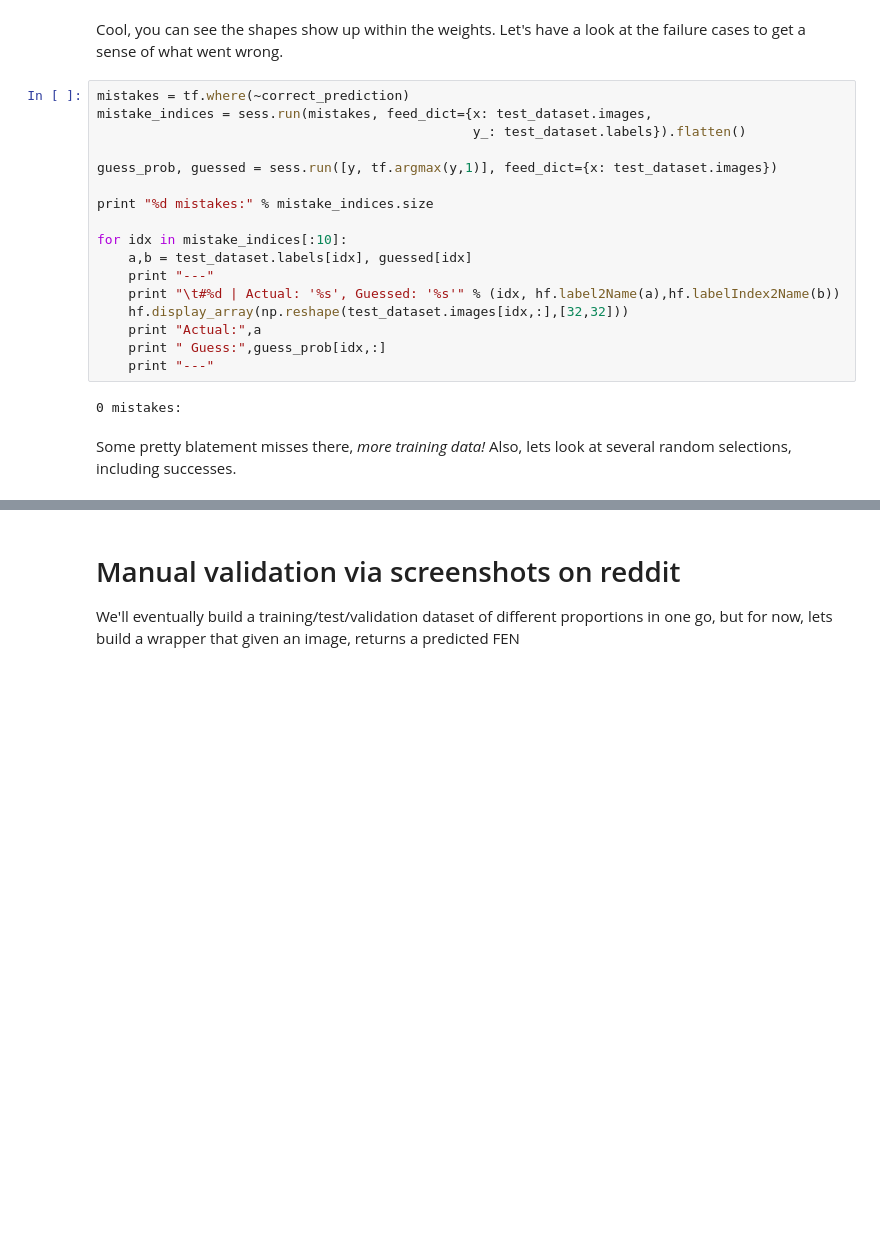
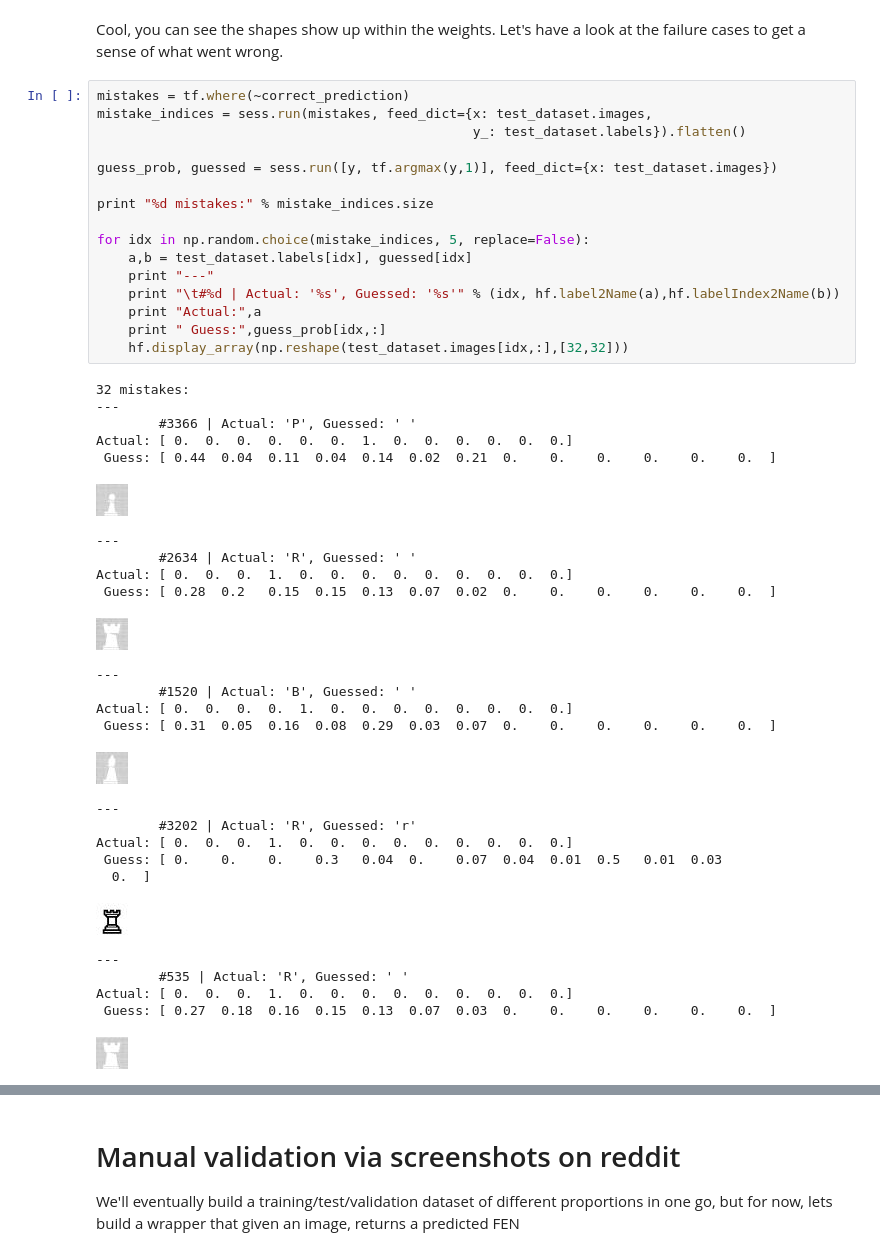
Before and after one commit to Elucidation/tensorflow_chessbot, a Jupyter notebook: tensorflow_learn.ipynb, the cells around one changed output, grey strips where cells are left out. Saved outputs shown, nothing was run; the diff lists cells and outputs as text; blank space fills up the shorter version.

```diff
--- a/tensorflow_learn.ipynb
+++ b/tensorflow_learn.ipynb
@@ -149,21 +151,44 @@ Cool, you can see the shapes show up within the weights. Let's have a look at th
 # %%
 mistakes = tf.where(~correct_prediction)
 mistake_indices = sess.run(mistakes, feed_dict={x: test_dataset.images,
                                                 y_: test_dataset.labels}).flatten()
 
 guess_prob, guessed = sess.run([y, tf.argmax(y,1)], feed_dict={x: test_dataset.images})
 
 print "%d mistakes:" % mistake_indices.size
 
-for idx in mistake_indices[:10]:
+for idx in np.random.choice(mistake_indices, 5, replace=False):
     a,b = test_dataset.labels[idx], guessed[idx]
     print "---"
     print "\t#%d | Actual: '%s', Guessed: '%s'" % (idx, hf.label2Name(a),hf.labelIndex2Name(b))
-    hf.display_array(np.reshape(test_dataset.images[idx,:],[32,32]))
     print "Actual:",a
     print " Guess:",guess_prob[idx,:]
-    print "---"
+    hf.display_array(np.reshape(test_dataset.images[idx,:],[32,32]))
 # %% [output]
-0 mistakes:
+32 mistakes:
+---
+        #3366 | Actual: 'P', Guessed: ' '
+Actual: [ 0.  0.  0.  0.  0.  0.  1.  0.  0.  0.  0.  0.  0.]
+ Guess: [ 0.44  0.04  0.11  0.04  0.14  0.02  0.21  0.    0.    0.    0.    0.    0.  ]
+[figure, added]
+---
+        #2634 | Actual: 'R', Guessed: ' '
+Actual: [ 0.  0.  0.  1.  0.  0.  0.  0.  0.  0.  0.  0.  0.]
+ Guess: [ 0.28  0.2   0.15  0.15  0.13  0.07  0.02  0.    0.    0.    0.    0.    0.  ]
+[figure, added]
+---
+        #1520 | Actual: 'B', Guessed: ' '
+Actual: [ 0.  0.  0.  0.  1.  0.  0.  0.  0.  0.  0.  0.  0.]
+ Guess: [ 0.31  0.05  0.16  0.08  0.29  0.03  0.07  0.    0.    0.    0.    0.    0.  ]
+[figure, added]
+---
+        #3202 | Actual: 'R', Guessed: 'r'
+Actual: [ 0.  0.  0.  1.  0.  0.  0.  0.  0.  0.  0.  0.  0.]
+ Guess: [ 0.    0.    0.    0.3   0.04  0.    0.07  0.04  0.01  0.5   0.01  0.03
+  0.  ]
+[figure, added]
+---
+        #535 | Actual: 'R', Guessed: ' '
+Actual: [ 0.  0.  0.  1.  0.  0.  0.  0.  0.  0.  0.  0.  0.]
+ Guess: [ 0.27  0.18  0.16  0.15  0.13  0.07  0.03  0.    0.    0.    0.    0.    0.  ]
+[figure, added]
-# %% [markdown]
-Some pretty blatement misses there, *more training data!* Also, lets look at several random selections, including successes.
```
Also changed, not shown: parts of 20 cells of this notebook, 4 other files.
